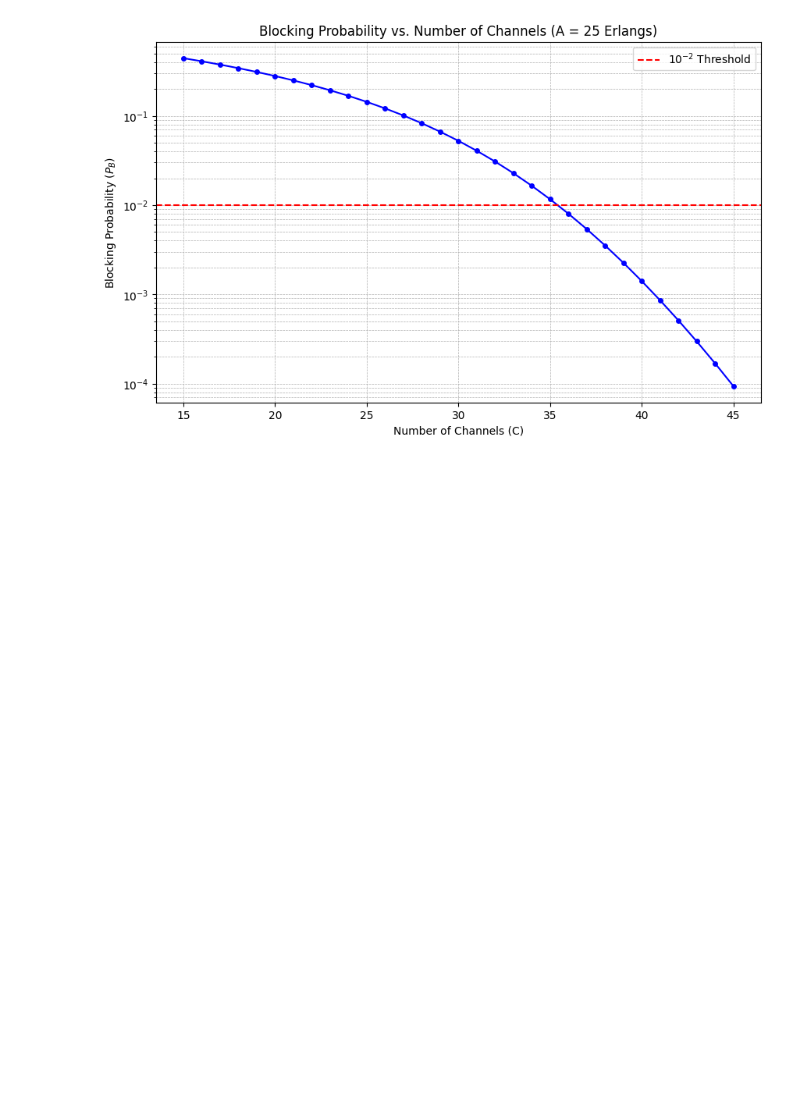
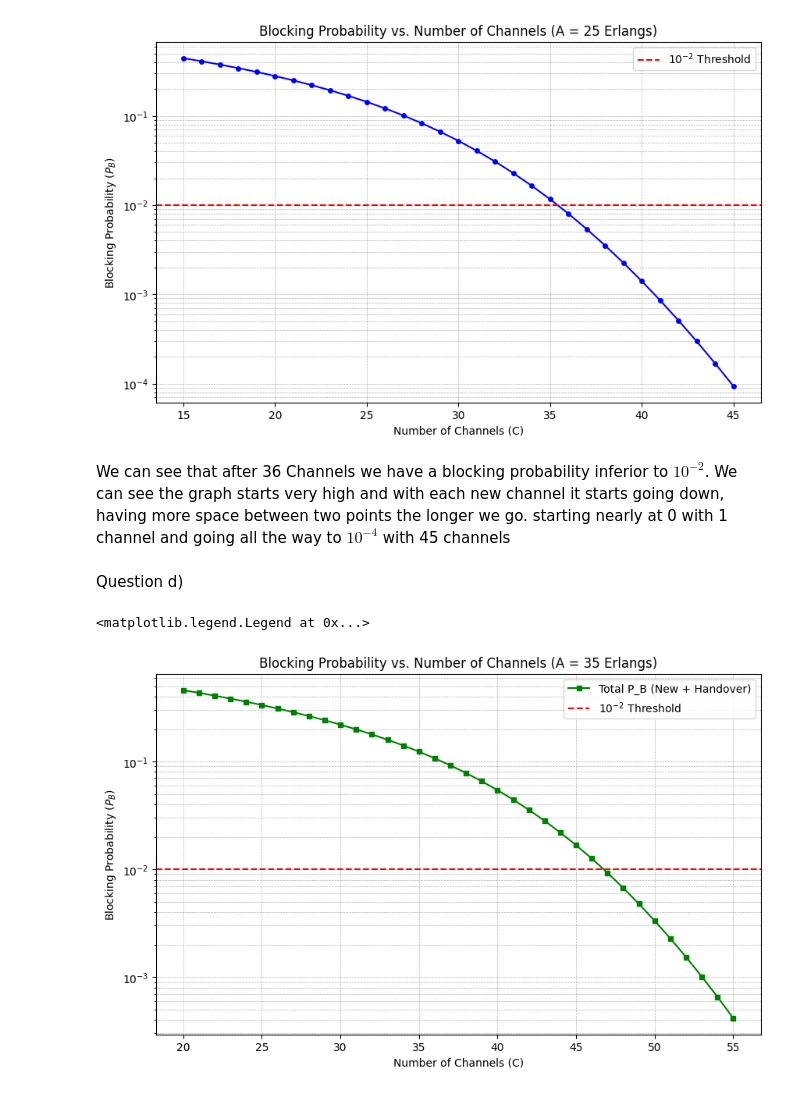
Before and after one commit to Clon5676/engOfQualityofService, a Jupyter notebook: Exercise1.ipynb, the cells around one changed output. Drawn from its saved outputs; the diff is of its cells as text; code cells hidden in the pictures; blank space fills up the shorter version.

Commit message:
Finished question c, and probably d

```diff
--- a/Exercise1.ipynb
+++ b/Exercise1.ipynb
@@ -38,3 +37,28 @@ plt.legend()
 # %%
 # Display the plot
 plt.show()
+# %% [markdown]
+We can see that after 36 Channels we have a blocking probability inferior to $10^{-2}$. We can see the graph starts very high and with each new channel it starts going down, having more space between two points the longer we go. starting nearly at 0 with 1 channel and going all the way to $10^{-4}$ with 45 channels
+# %% [markdown]
+Question d)
+# %%
+A = 35
+channels = list(range(20, 56))
+probabilities = [erlang_b(A, c) for c in channels]
+# %%
+plt.figure(figsize=(10, 6))
+plt.plot(channels, probabilities, marker='s', markersize=4, linestyle='-', color='g', label='Total P_B (New + Handover)')
+
+# Add a horizontal line for the 1% threshold
+plt.axhline(y=0.01, color='red', linestyle='--', label='$10^{-2}$ Threshold')
+
+# Formatting the plot
+plt.yscale('log')
+plt.title('Blocking Probability vs. Number of Channels (A = 35 Erlangs)')
+plt.xlabel('Number of Channels (C)')
+plt.ylabel('Blocking Probability ($P_B$)')
+plt.grid(True, which="both", linestyle="--", linewidth=0.5)
+plt.legend()
+# %% [output]
+<matplotlib.legend.Legend at 0x...>
+[figure, added]
```
Also changed, not shown: parts of 3 cells of this notebook.
